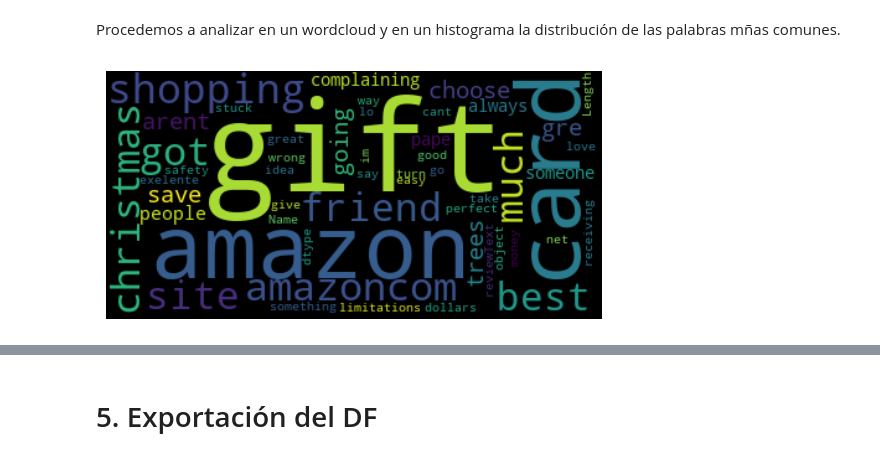
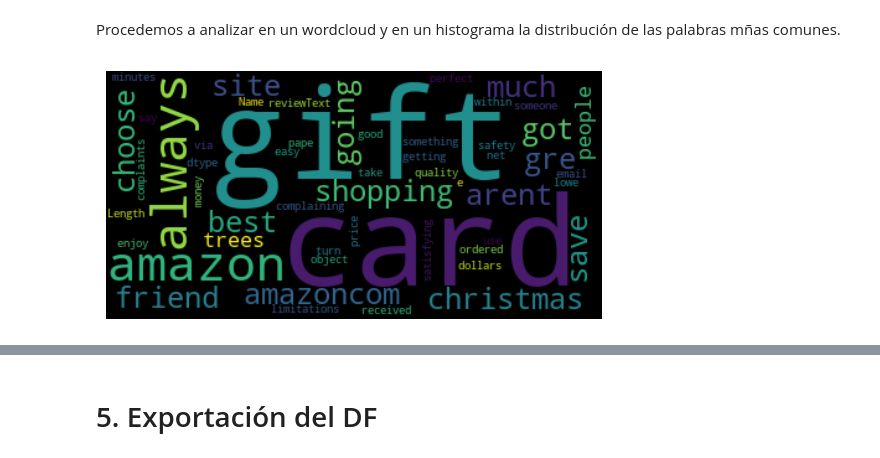
Before and after one commit to ComputingVictor/TFM_ValuationSentimentEngine, a Jupyter notebook: notebooks/reviews/0_DataPreprocessing.ipynb, the cells around one changed output, grey strips where cells are left out. Saved outputs shown, nothing was run; the diff lists cells and outputs as text; code cells hidden in the pictures.

```diff
--- a/notebooks/reviews/0_DataPreprocessing.ipynb
+++ b/notebooks/reviews/0_DataPreprocessing.ipynb
@@ -97,0 +145,20 @@ The dataframe has 147194 rows and 12 columns.
+# %%
+#Convertir los diccionarios a cadenas de texto antes de comprobar duplicados,
+
+reviews_df['reviewText_str'] = reviews_df['reviewText'].astype(str)
+
+# Comprobar filas duplicadas.
+
+num_filas_duplicadas = reviews_df.duplicated(['reviewText_str']).sum()
+
+# Imprimir el número de filas duplicadas.
+
+print("Número de filas duplicadas:", num_filas_duplicadas)
+
+# Eliminar la columna auxiliar.
+reviews_df = reviews_df.drop('reviewText_str', axis=1)
+
+
+# Eliminar filas duplicadas.
+
+reviews_df = reviews_df.drop_duplicates(['reviewText'])
@@ -284,12 +379,12 @@ Procedemos a analizar en un wordcloud y en un histograma la distribución de las
 # %%
 # Create a wordcloud of the first 100 reviews.
 
-wordcloud = WordCloud().generate(str(review_gifts['reviewText'][0:100]))
+wordcloud = WordCloud().generate(str(review_gifts['reviewText']))
 
 plt.imshow(wordcloud, interpolation='bilinear')
 
 plt.axis("off")
 
 plt.show()
 # %% [output]
-[figure, old version]
+[figure, new version]
```
Also changed, not shown: parts of 14 cells of this notebook.
